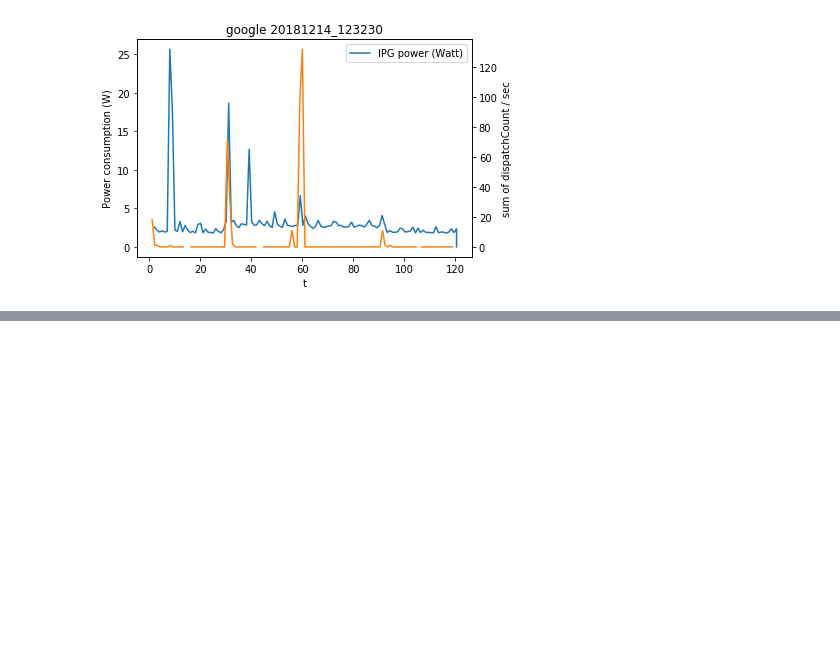
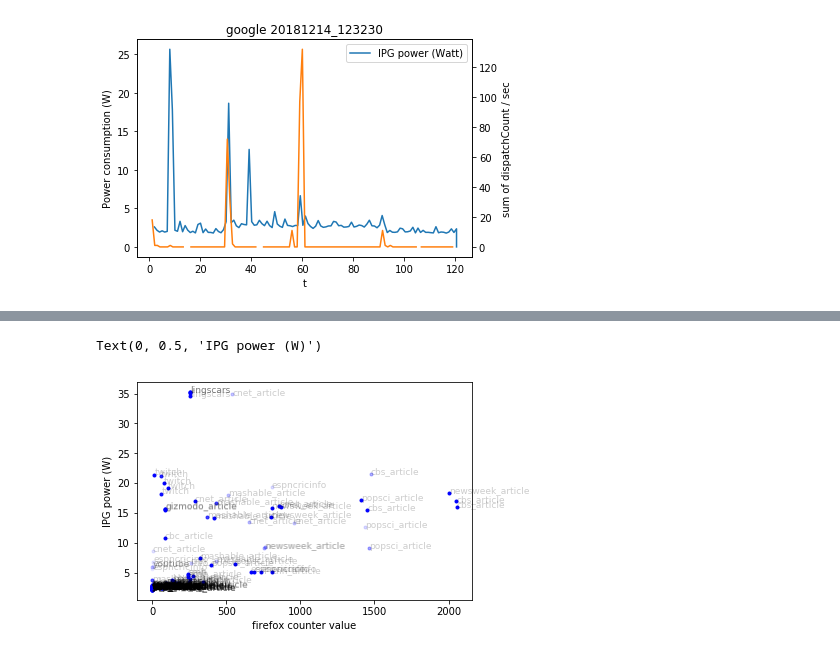
Before and after one commit to godelstheory/ff-power-consumption, a Jupyter notebook: notebooks/felix/explore.ipynb, the cells around one changed output, grey strips where cells are left out. Drawn from its saved outputs; the diff is of its cells as text; code cells hidden in the pictures; blank space fills up the shorter version.

```diff
--- a/notebooks/felix/explore.ipynb
+++ b/notebooks/felix/explore.ipynb
@@ -288,0 +413,13 @@ plot_compare(ipg, pc, expid, ts)
+# %%
+cla()
+# res2 = pd.concat(res)
+for lbl, res2 in res:
+    for _, r in res2.iterrows():
+        plot(r[('f', 'mean')], r[('i', 'mean')], '.b', alpha=r[('f', 'count')]/res2[('f', 'count')].max())
+        text(r[('f', 'mean')], r[('i', 'mean')], lbl, alpha=0.2, fontsize=9)
+
+xlabel('firefox counter value')
+ylabel('IPG power (W)')
+# %% [output]
+Text(0, 0.5, 'IPG power (W)')
+[figure, added]
```
Also changed, not shown: parts of 12 cells of this notebook.
